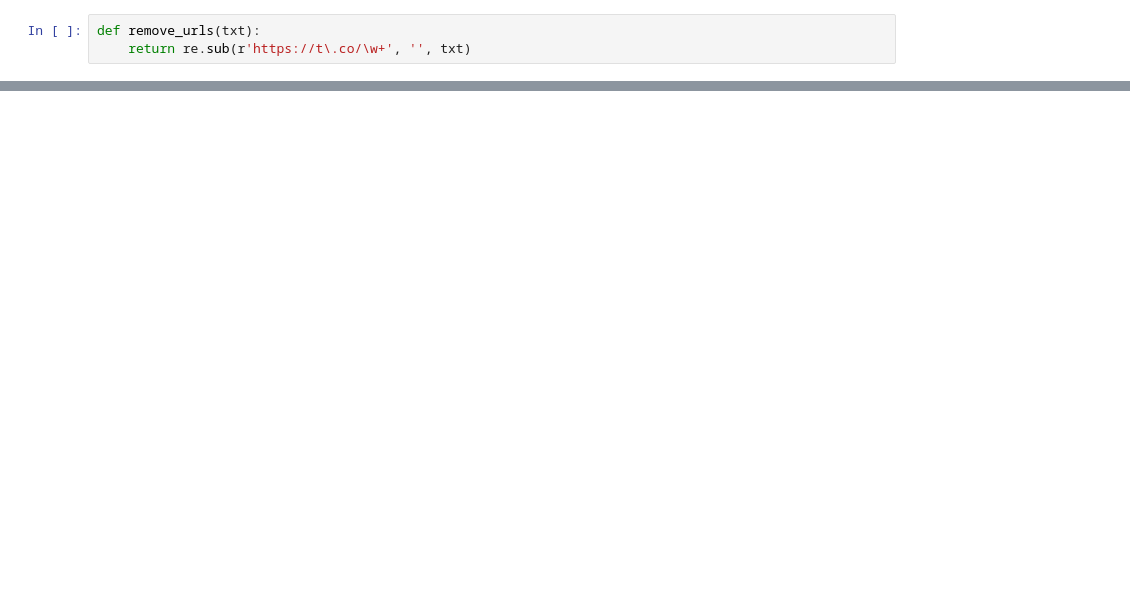
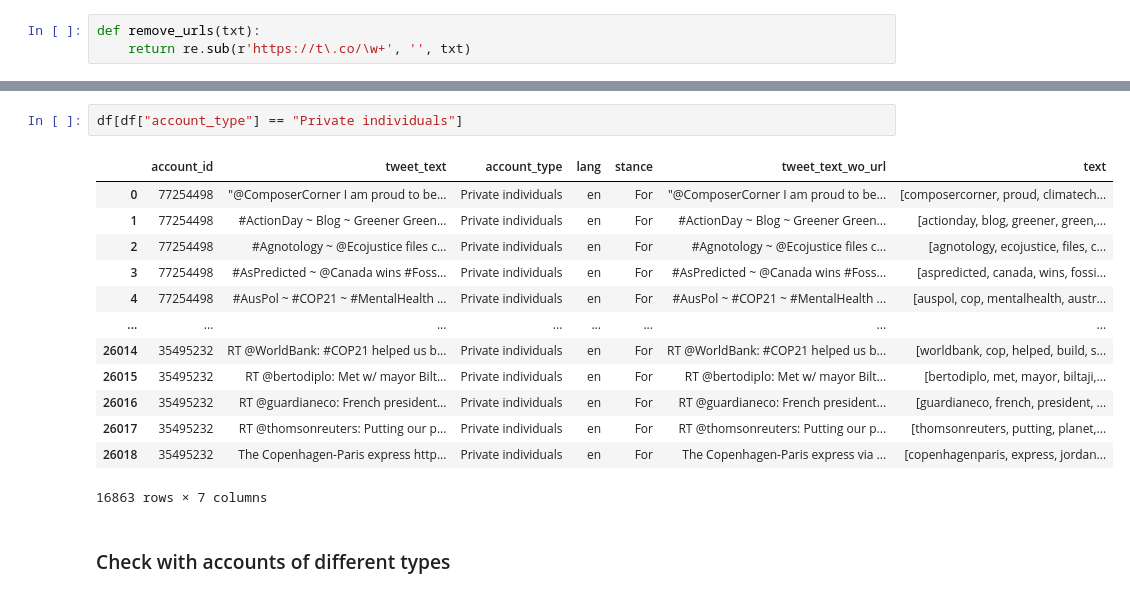
Before and after one commit to vaughankraska/social_data_mining, a Jupyter notebook: src/sdm/lab_scripts/text_analysis/theory_driven_analysis.ipynb, the cells around one changed output, grey strips where cells are left out. Saved outputs shown, nothing was run; the diff lists cells and outputs as text; blank space fills up the shorter version.

```diff
--- a/src/sdm/lab_scripts/text_analysis/theory_driven_analysis.ipynb
+++ b/src/sdm/lab_scripts/text_analysis/theory_driven_analysis.ipynb
@@ -285,0 +361,18 @@ print(total_count_dict)
+# %%
+df[df["account_type"] == "Private individuals"]
+# %% [output]
+|  | account_id | tweet_text | account_type | lang | stance | tweet_text_wo_url | text |
+| 0 | 77254498 | "@ComposerCorner I am proud to be... | Private individuals | en | For | "@ComposerCorner I am proud to be... | [composercorner, proud, climatech... |
+| 1 | 77254498 | #ActionDay ~ Blog ~ Greener Green... | Private individuals | en | For | #ActionDay ~ Blog ~ Greener Green... | [actionday, blog, greener, green,... |
+| 2 | 77254498 | #Agnotology ~ @Ecojustice files c... | Private individuals | en | For | #Agnotology ~ @Ecojustice files c... | [agnotology, ecojustice, files, c... |
+| 3 | 77254498 | #AsPredicted ~ @Canada wins #Foss... | Private individuals | en | For | #AsPredicted ~ @Canada wins #Foss... | [aspredicted, canada, wins, fossi... |
+| 4 | 77254498 | #AusPol ~ #COP21 ~ #MentalHealth ... | Private individuals | en | For | #AusPol ~ #COP21 ~ #MentalHealth ... | [auspol, cop, mentalhealth, austr... |
+| ... | ... | ... | ... | ... | ... | ... | ... |
+| 26014 | 35495232 | RT @WorldBank: #COP21 helped us b... | Private individuals | en | For | RT @WorldBank: #COP21 helped us b... | [worldbank, cop, helped, build, s... |
+| 26015 | 35495232 | RT @bertodiplo: Met w/ mayor Bilt... | Private individuals | en | For | RT @bertodiplo: Met w/ mayor Bilt... | [bertodiplo, met, mayor, biltaji,... |
+| 26016 | 35495232 | RT @guardianeco: French president... | Private individuals | en | For | RT @guardianeco: French president... | [guardianeco, french, president, ... |
+| 26017 | 35495232 | RT @thomsonreuters: Putting our p... | Private individuals | en | For | RT @thomsonreuters: Putting our p... | [thomsonreuters, putting, planet,... |
+| 26018 | 35495232 | The Copenhagen-Paris express http... | Private individuals | en | For | The Copenhagen-Paris express via ... | [copenhagenparis, express, jordan... |
+16863 rows × 7 columns
+# %% [markdown]
+### Check with accounts of different types
```
Also changed, not shown: parts of 49 cells of this notebook, 1 other file.
